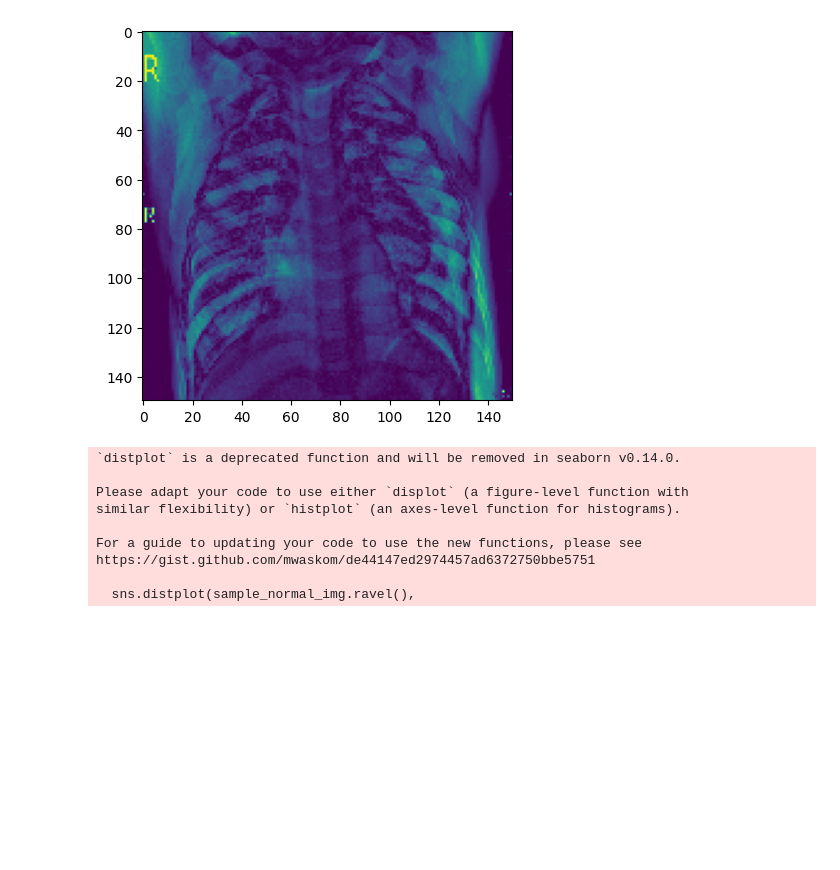
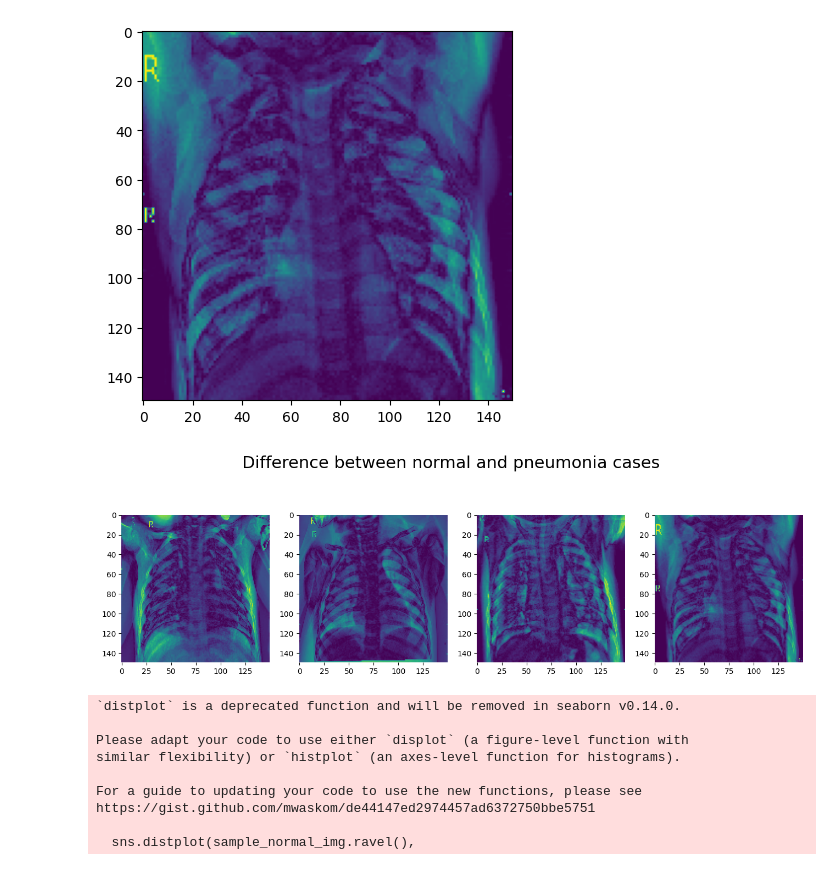
Before and after one commit to RasulOs/Pneumonia-Detection, a Jupyter notebook: EDA/pneumonia_detection_EDA.ipynb, the cells around one changed output. Drawn from its saved outputs; the diff is of its cells as text; code cells hidden in the pictures; blank space fills up the shorter version.

```diff
--- a/EDA/pneumonia_detection_EDA.ipynb
+++ b/EDA/pneumonia_detection_EDA.ipynb
@@ -446,6 +448,18 @@ for i in range(4):
 [figure]
 [figure]
 [figure]
+# %%
+# Show a subplot of 4 images with differences between normal and pneumonia cases
+fig = plt.figure(figsize=(16, 5))
+fig.suptitle('Difference between normal and pneumonia cases', size=22)
+
+for i, img in enumerate(os.listdir(diff_directory)[:4]):
+    img = plt.imread(diff_directory / img)
+    plt.subplot(1, 4, i+1, frameon=False)
+    plt.imshow(img)
+plt.show()
+# %% [output]
+[figure, added]
 # %%
 def show_pixel_distribution(sample_normal_img, title, combined=False):
 
```
Also changed, not shown: parts of 7 cells of this notebook, 1 other file.
